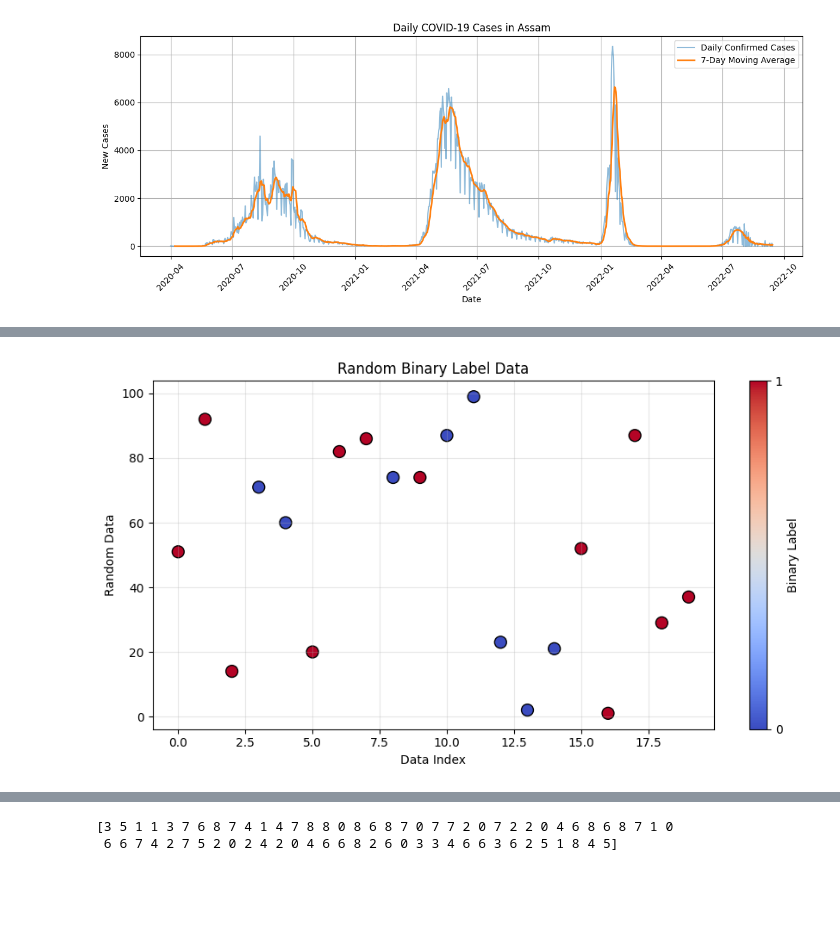
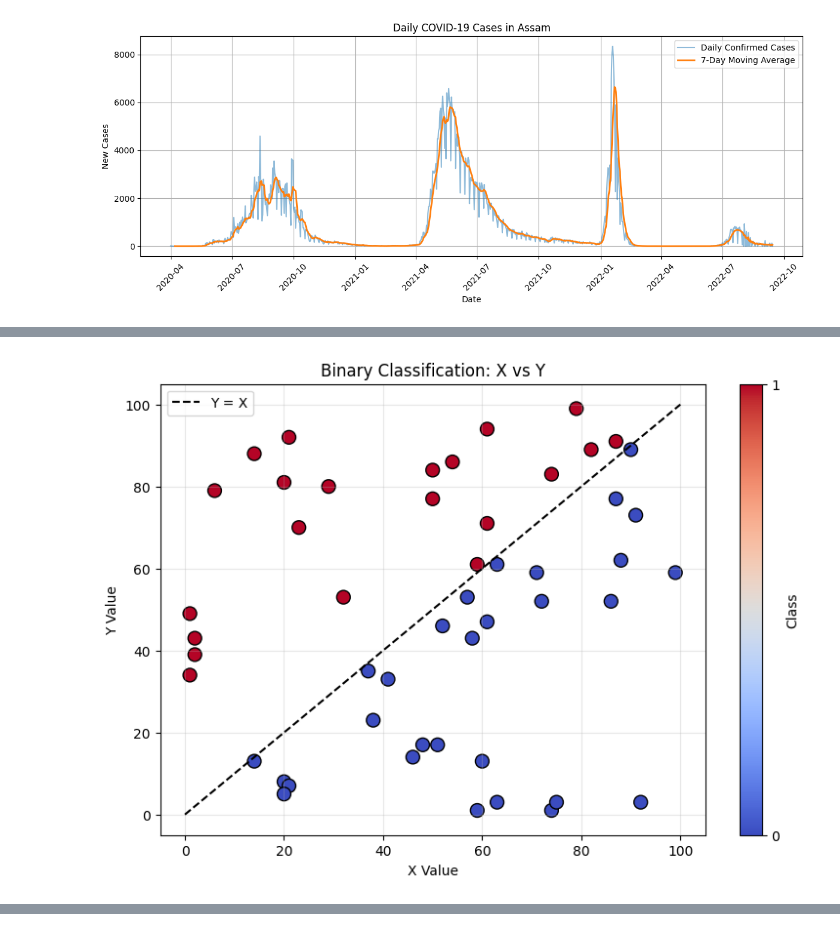
Before and after one commit to newclearbrahma72-svg/Internship, a Jupyter notebook: linear.ipynb, the cells around one changed output, grey strips where cells are left out. Cells and saved outputs as stored; diff of their text form; code cells hidden in the pictures; blank space fills up the shorter version.

```diff
--- a/linear.ipynb
+++ b/linear.ipynb
@@ -348,34 +348,51 @@ print(df)
 18    29      1
 19    37      1
 # %%
+
 import numpy as np
+import pandas as pd
 import matplotlib.pyplot as plt
 
 np.random.seed(42)
-plot_data = np.random.randint(0, 100, 20)
-plot_labels = np.random.randint(0, 2, 20)
 
-plt.figure(figsize=(9, 5))
+plot_x = np.random.randint(0, 100, 50)
+plot_y = np.random.randint(0, 100, 50)
+
+plot_labels = np.where(plot_y < plot_x, 0, 1)
+plt.figure(figsize=(9, 6))
 
 plt.scatter(
-    range(len(plot_data)),
-    plot_data,
+    plot_x,
+    plot_y,
     c=plot_labels,
     cmap="coolwarm",
     vmin=0,
     vmax=1,
     s=100,
     edgecolors="black"
 )
 
-plt.xlabel("Data Index")
-plt.ylabel("Random Data")
-plt.title("Random Binary Label Data")
+plt.plot([0, 100], [0, 100], 'k--', label="Y = X")
 
-plt.colorbar(ticks=[0, 1], label="Binary Label")
+plt.xlabel("X Value")
+plt.ylabel("Y Value")
+plt.title("Binary Classification: X vs Y")
+
+plt.colorbar(ticks=[0, 1], label="Class")
+plt.legend()
 plt.grid(True, alpha=0.3)
+plt.show()
 
-plt.tight_layout()
-plt.show()
+
+df = pd.DataFrame({
+    "X": plot_x,
+    "Y": plot_y,
+    "Class": plot_labels
+})
+
+df.to_csv("XY_classification.csv", index=False)
+
+from google.colab import files
+files.download("XY_classification.csv")
 # %% [output]
-[figure, old version]
+[figure, new version]
@@ -382,7 +400,0 @@ plt.show()
-# %%
-binary = np.random.randint(0, 9, 70)
-
-print(binary)
-# %% [output]
-[3 5 1 1 3 7 6 8 7 4 1 4 7 8 8 0 8 6 8 7 0 7 7 2 0 7 2 2 0 4 6 8 6 8 7 1 0
- 6 6 7 4 2 7 5 2 0 2 4 2 0 4 6 6 8 2 6 0 3 3 4 6 6 3 6 2 5 1 8 4 5]
```
Also changed, not shown: parts of 1 cell of this notebook.
